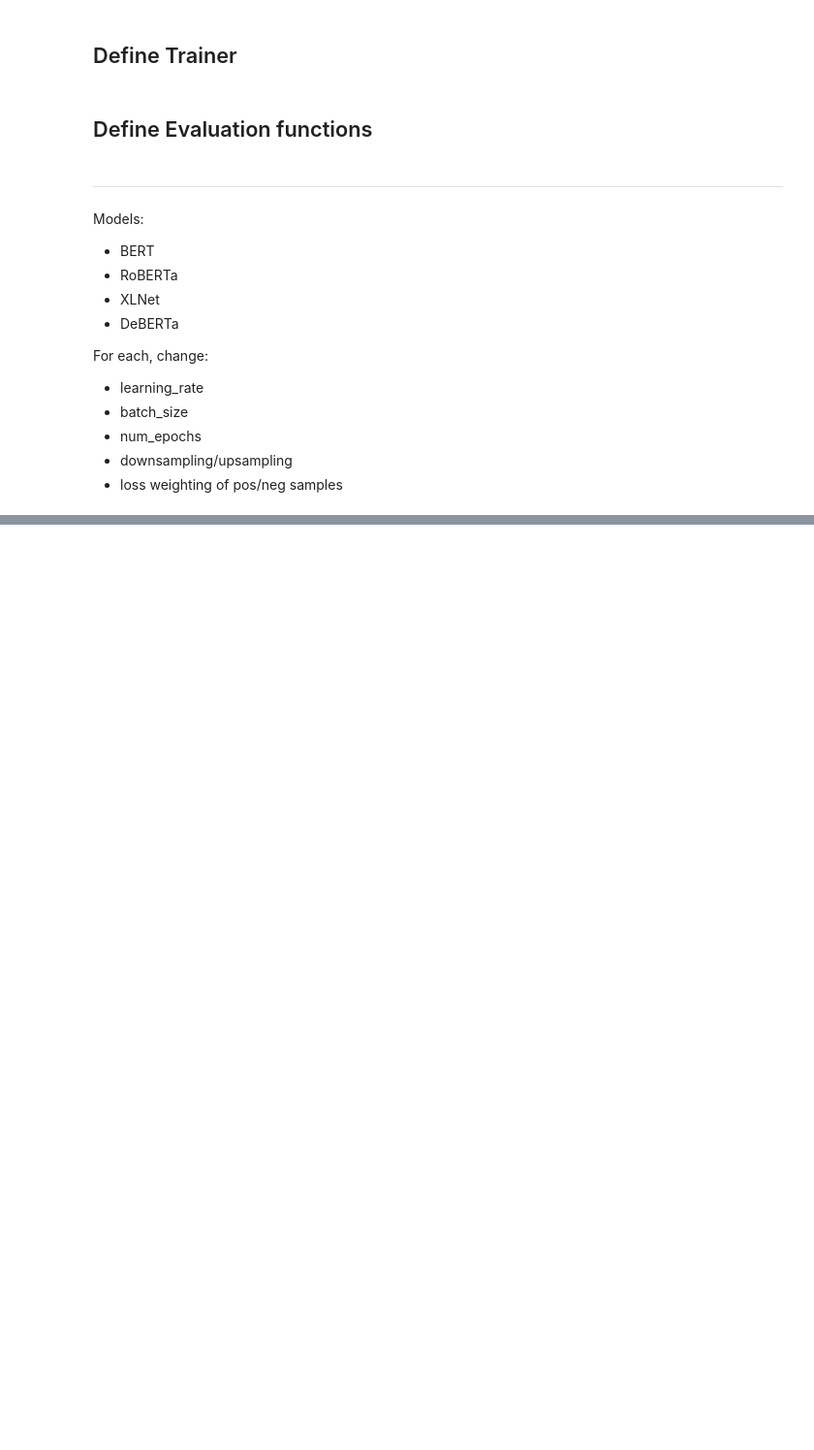
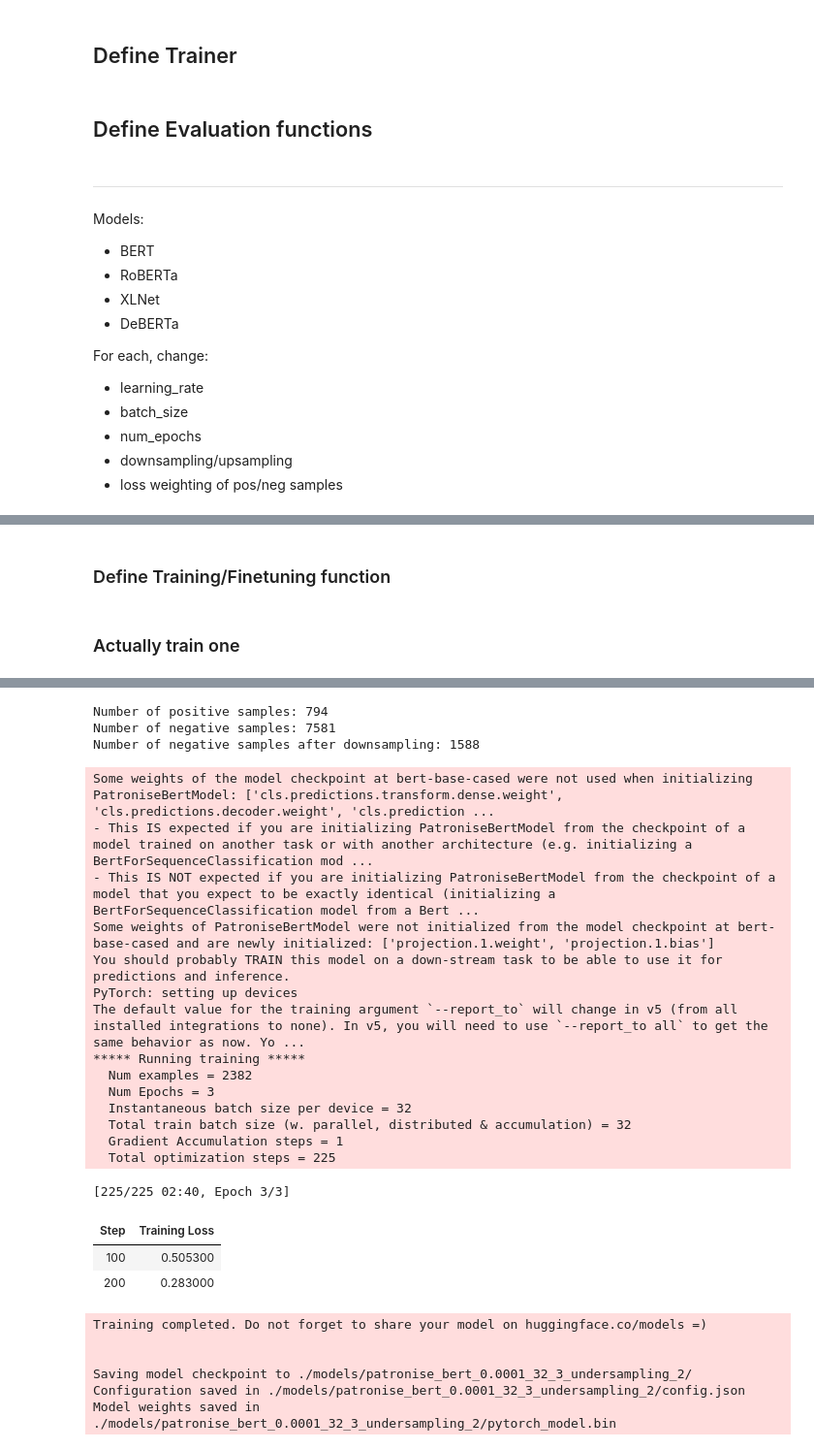
Before and after one commit to Lordkpaj/NLP-Coursework, a Jupyter notebook: solution.ipynb, the cells around one changed output, grey strips where cells are left out. Shown at 97% size. Saved outputs shown, nothing was run; the diff lists cells and outputs as text; code cells hidden in the pictures; blank space fills up the shorter version.

Commit message:
Further clean BERT-based model and train

```diff
--- a/solution.ipynb
+++ b/solution.ipynb
@@ -299,11 +301,11 @@ train_dataset = PatroniseDataset(tokenizer, training_set)
 # %%
-class BERT_patronise(BertPreTrainedModel):
+class PatroniseBertModel(BertPreTrainedModel):
     def __init__(self, config):
         super().__init__(config)
 
         self.bert = BertModel(config)
 
-        self.projection = torch.nn.Sequential(torch.nn.Dropout(0.2),
+        self.projection = torch.nn.Sequential(torch.nn.Dropout(config.hidden_dropout_prob),
                                               torch.nn.Linear(config.hidden_size, 2))
 
         self.init_weights()
@@ -363,0 +341,45 @@ main_patronise() # Train/fine-tune the model
+# %% [markdown]
+### Define Training/Finetuning function
+# %%
+def generate_model_filename(model_name, learning_rate, batch_size, num_epochs, sampling, sampling_ratio):
+    sampling_text = f"{'downsampling' if sampling == 1 else 'upsampling'}_{sampling_ratio}" if sampling else ""
+    model_filename = f"./models/patronise_{model_name}_{learning_rate}_{batch_size}_{num_epochs}_{sampling_text}/"
+    return model_filename
+# %%
+def main_patronise_bert(learning_rate=0.0001, batch_size=32, num_epochs=3, sampling=1, sampling_ratio=2):
+    """
+    Args:
+        learning_rate
+        batch_size
+        num_epochs
+        sampling: (0 = use original data) (1 = downsample majority class) (2 = upsample minority class)
+        sampling_ratio: the ratio of negative (majority) samples compared to positive (minority) samples
+    """
+    train_set_sampled = downsample(train_set) if sampling == 1 else upsample(train_set) if sampling == 2 else train_set
+    train_dataset = PatroniseDataset(tokenizer, train_set_sampled)
+
+    model = PatroniseBertModel.from_pretrained("bert-base-cased")
+
+    training_args = TrainingArguments(
+        output_dir = './experiment/patronise',
+        learning_rate = learning_rate,
+        logging_steps = 100,
+        per_device_train_batch_size = batch_size,
+        num_train_epochs = num_epochs,
+    )
+    trainer = Trainer_patronise(
+        model = model,
+        args = training_args,
+        train_dataset = train_dataset,
+        data_collator = train_dataset.collate_fn
+    )
+    trainer.train()
+
+    model_filename = generate_model_filename('bert', learning_rate, batch_size, num_epochs, sampling, sampling_ratio)
+    trainer.save_model(model_filename)
+    return model_filename
+# %% [markdown]
+### Actually train one
+# %%
+model_filename = main_patronise_bert()
+# %% [output]
@@ -364 +403,28 @@ main_patronise() # Train/fine-tune the model
+Number of positive samples: 794
+Number of negative samples: 7581
+Number of negative samples after downsampling: 1588
+Some weights of the model checkpoint at bert-base-cased were not used when initializing PatroniseBertModel: ['cls.predictions.transform.dense.weight', 'cls.predictions.decoder.weight', 'cls.prediction ...
+- This IS expected if you are initializing PatroniseBertModel from the checkpoint of a model trained on another task or with another architecture (e.g. initializing a BertForSequenceClassification mod ...
+- This IS NOT expected if you are initializing PatroniseBertModel from the checkpoint of a model that you expect to be exactly identical (initializing a BertForSequenceClassification model from a Bert ...
+Some weights of PatroniseBertModel were not initialized from the model checkpoint at bert-base-cased and are newly initialized: ['projection.1.weight', 'projection.1.bias']
+You should probably TRAIN this model on a down-stream task to be able to use it for predictions and inference.
+PyTorch: setting up devices
+The default value for the training argument `--report_to` will change in v5 (from all installed integrations to none). In v5, you will need to use `--report_to all` to get the same behavior as now. Yo ...
+***** Running training *****
+  Num examples = 2382
+  Num Epochs = 3
+  Instantaneous batch size per device = 32
+  Total train batch size (w. parallel, distributed & accumulation) = 32
+  Gradient Accumulation steps = 1
+  Total optimization steps = 225
+[225/225 02:40, Epoch 3/3]
+| Step | Training Loss |
+| 100 | 0.505300 |
+| 200 | 0.283000 |
+Training completed. Do not forget to share your model on huggingface.co/models =)
+
+
+Saving model checkpoint to ./models/patronise_bert_0.0001_32_3_undersampling_2/
+Configuration saved in ./models/patronise_bert_0.0001_32_3_undersampling_2/config.json
+Model weights saved in ./models/patronise_bert_0.0001_32_3_undersampling_2/pytorch_model.bin
 # %% [markdown]
```
Also changed, not shown: parts of 18 cells of this notebook.
